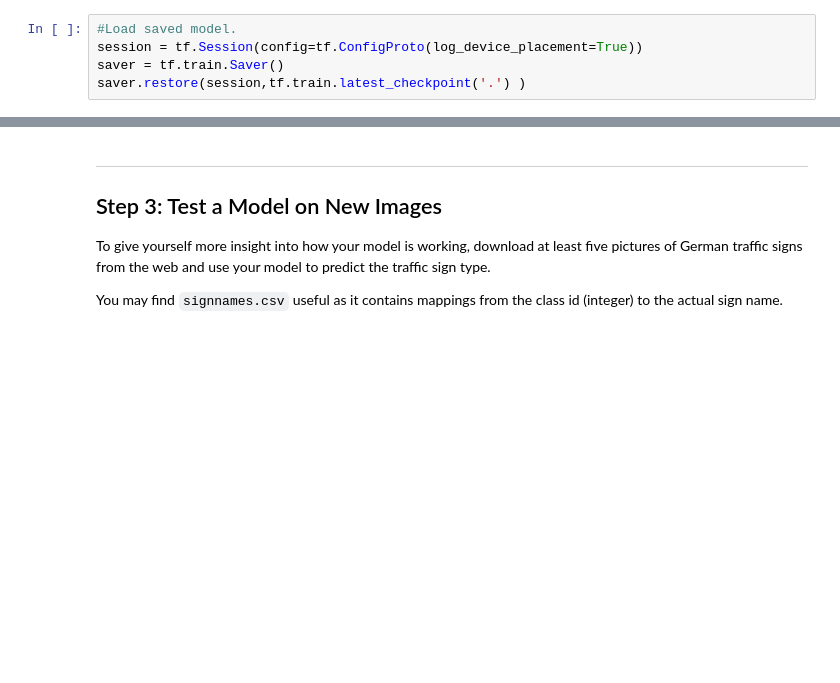
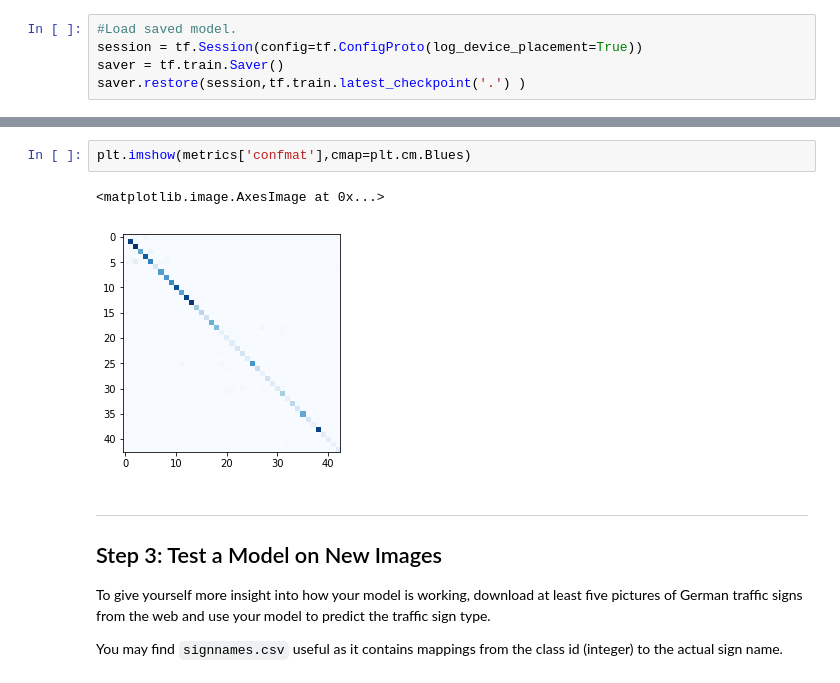
Before and after one commit to farhanhubble/traffic-signs-recognizer, a Jupyter notebook: Traffic_Sign_Classifier.ipynb, the cells around one changed output, grey strips where cells are left out. Drawn from its saved outputs; the diff is of its cells as text; blank space fills up the shorter version.

```diff
--- a/Traffic_Sign_Classifier.ipynb
+++ b/Traffic_Sign_Classifier.ipynb
@@ -618,3 +648,8 @@ array([ 6, 15, 24])
+# %%
+plt.imshow(metrics['confmat'],cmap=plt.cm.Blues)
+# %% [output]
+<matplotlib.image.AxesImage at 0x...>
+[figure, added]
 # %% [markdown]
 ---
 
```
Also changed, not shown: parts of 19 cells of this notebook, 3 other files.
